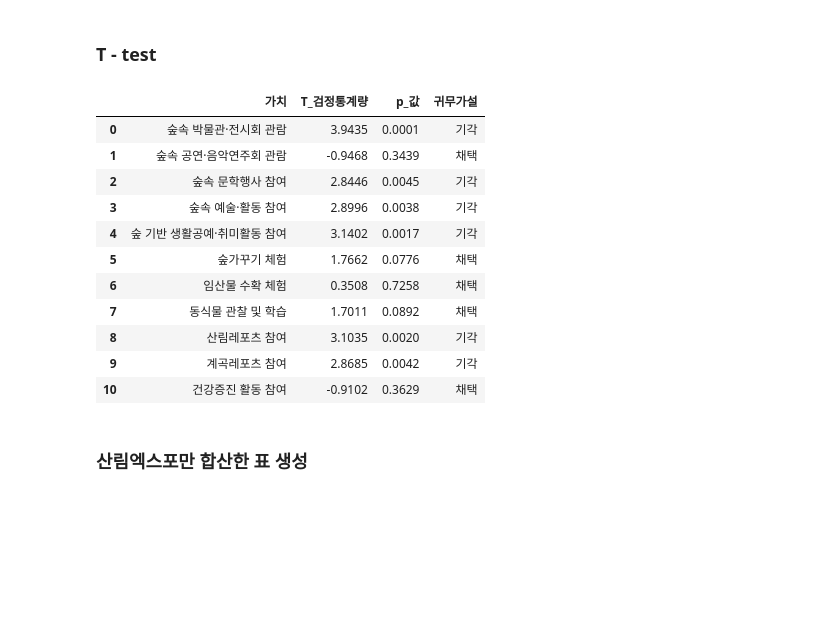
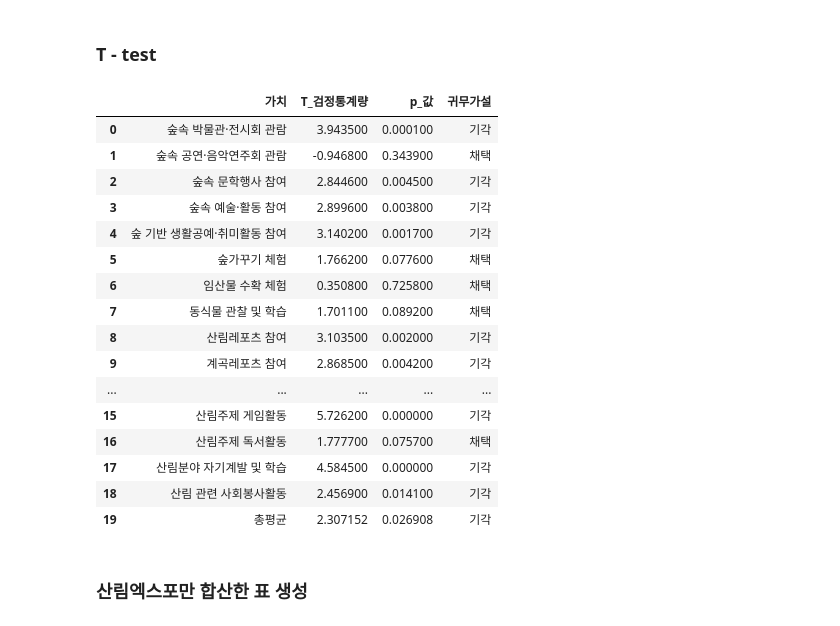
Before and after one commit to DDalaDDula/Card_Consumption_Pattern_Analysis_Dashboard, a Jupyter notebook: analysis_456.ipynb, the cells around one changed output. Saved outputs shown, nothing was run; the diff lists cells and outputs as text; code cells hidden in the pictures; blank space fills up the shorter version.

```diff
--- a/analysis_456.ipynb
+++ b/analysis_456.ipynb
@@ -250,8 +250,8 @@ for i in range(1,12):
     # T-검정 수행
     t_stat, p_value = stats.ttest_ind(group1, group2)
 
-    dic['T_검정통계량'].append(round(t_stat, 4))
-    dic['p_값'].append(round(p_value, 4))
+    dic['T_검정통계량'].append(round(t_stat, 6))
+    dic['p_값'].append(round(p_value, 6))
 
     # 유의수준 설정
     alpha = 0.05
@@ -1190,7 +1213,7 @@ dic = {
     'p_값': [],
     '귀무가설': [],
 }
-for i in range(1,12):
+for i in range(1,20):
     dic['가치'].append(q5_map_dic['Q5_%s'%i])
     # T-검정을 수행할 그룹 선택
     group1 = df_expo_5['Q5_%s'%i]
@@ -1210,18 +1233,47 @@ for i in range(1,12):
         dic['귀무가설'].append('기각') # 귀무가설 기각: 두 그룹 간에 통계적으로 유의미한 차이가 있음
     else:
         dic['귀무가설'].append('채택') # 귀무가설 채택: 두 그룹 간에 통계적으로 유의미한 차이가 없음
+# %%
+import pandas as pd
+import scipy.stats as stats
+
+dic['가치'].append('총평균')
+# T-검정을 수행할 그룹 선택
+group1 = expo_5_df['평균']
+group2 = common_5_df['평균'].dropna()
+
+# T-검정 수행
+t_stat, p_value = stats.ttest_ind(group1, group2)
+
+dic['T_검정통계량'].append(round(t_stat, 6))
+dic['p_값'].append(round(p_value, 6))
+
+# 유의수준 설정
+alpha = 0.05
+
+# p-값과 유의수준 비교
+if p_value < alpha:
+    dic['귀무가설'].append('기각') # 귀무가설 기각: 두 그룹 간에 통계적으로 유의미한 차이가 있음
+else:
+    dic['귀무가설'].append('채택') # 귀무가설 채택: 두 그룹 간에 통계적으로 유의미한 차이가 없음
+pd.DataFrame(dic)
+# %% [output]
+|  | 가치 | T_검정통계량 | p_값 | 귀무가설 |
+| 0 | 숲속 박물관·전시회 관람 | 3.943500 | 0.000100 | 기각 |
+| 1 | 숲속 공연·음악연주회 관람 | -0.946800 | 0.343900 | 채택 |
+| 2 | 숲속 문학행사 참여 | 2.844600 | 0.004500 | 기각 |
+| 3 | 숲속 예술·활동 참여 | 2.899600 | 0.003800 | 기각 |
+| 4 | 숲 기반 생활공예·취미활동 참여 | 3.140200 | 0.001700 | 기각 |
+| 5 | 숲가꾸기 체험 | 1.766200 | 0.077600 | 채택 |
+| 6 | 임산물 수확 체험 | 0.350800 | 0.725800 | 채택 |
+| 7 | 동식물 관찰 및 학습 | 1.701100 | 0.089200 | 채택 |
+| 8 | 산림레포츠 참여 | 3.103500 | 0.002000 | 기각 |
+| 9 | 계곡레포츠 참여 | 2.868500 | 0.004200 | 기각 |
+| ... | ... | ... | ... | ... |
+| 15 | 산림주제 게임활동 | 5.726200 | 0.000000 | 기각 |
+| 16 | 산림주제 독서활동 | 1.777700 | 0.075700 | 채택 |
+| 17 | 산림분야 자기계발 및 학습 | 4.584500 | 0.000000 | 기각 |
+| 18 | 산림 관련 사회봉사활동 | 2.456900 | 0.014100 | 기각 |
+| 19 | 총평균 | 2.307152 | 0.026908 | 기각 |
 # %%
-pd.DataFrame(dic)
+pd.DataFrame(dic).to_excel('5_상품속성별t검정.xlsx')
-# %% [output]
-|  | 가치 | T_검정통계량 | p_값 | 귀무가설 |
-| 0 | 숲속 박물관·전시회 관람 | 3.9435 | 0.0001 | 기각 |
-| 1 | 숲속 공연·음악연주회 관람 | -0.9468 | 0.3439 | 채택 |
-| 2 | 숲속 문학행사 참여 | 2.8446 | 0.0045 | 기각 |
-| 3 | 숲속 예술·활동 참여 | 2.8996 | 0.0038 | 기각 |
-| 4 | 숲 기반 생활공예·취미활동 참여 | 3.1402 | 0.0017 | 기각 |
-| 5 | 숲가꾸기 체험 | 1.7662 | 0.0776 | 채택 |
-| 6 | 임산물 수확 체험 | 0.3508 | 0.7258 | 채택 |
-| 7 | 동식물 관찰 및 학습 | 1.7011 | 0.0892 | 채택 |
-| 8 | 산림레포츠 참여 | 3.1035 | 0.0020 | 기각 |
-| 9 | 계곡레포츠 참여 | 2.8685 | 0.0042 | 기각 |
-| 10 | 건강증진 활동 참여 | -0.9102 | 0.3629 | 채택 |
```
Also changed, not shown: parts of 9 cells of this notebook, 4 other files.
